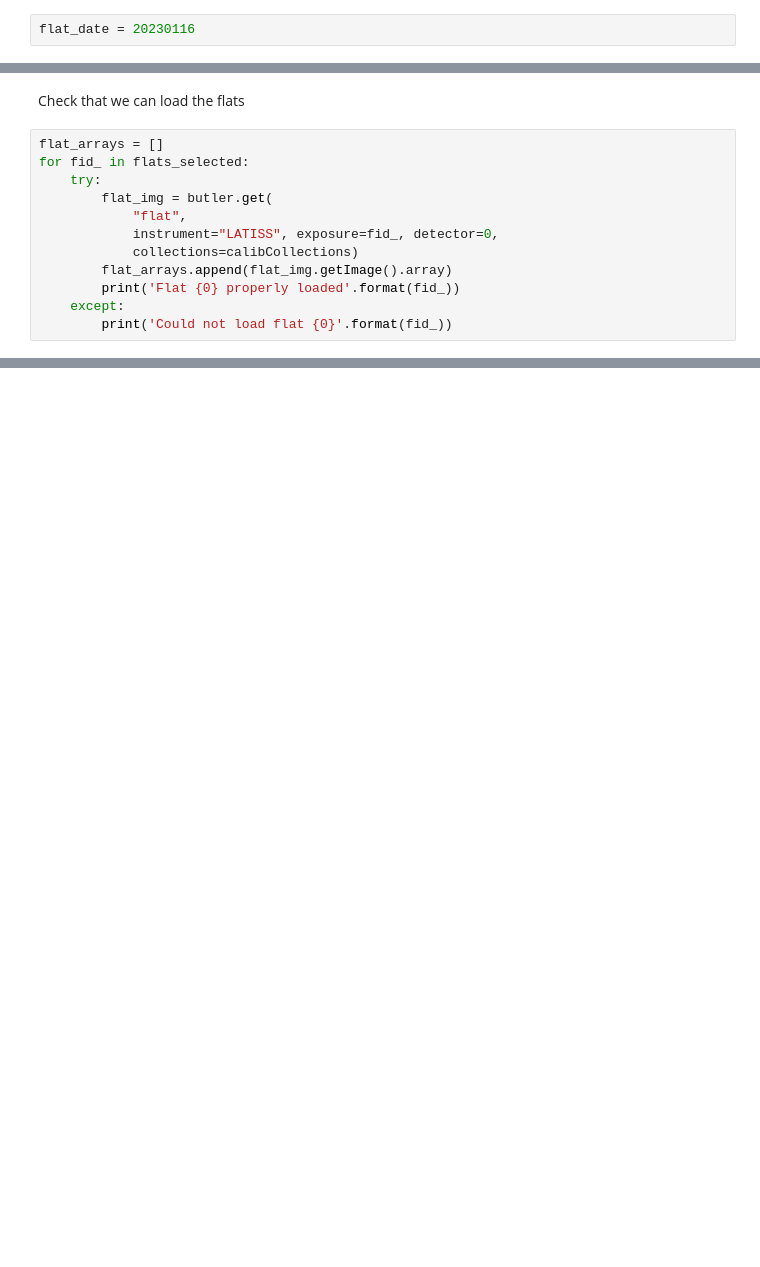
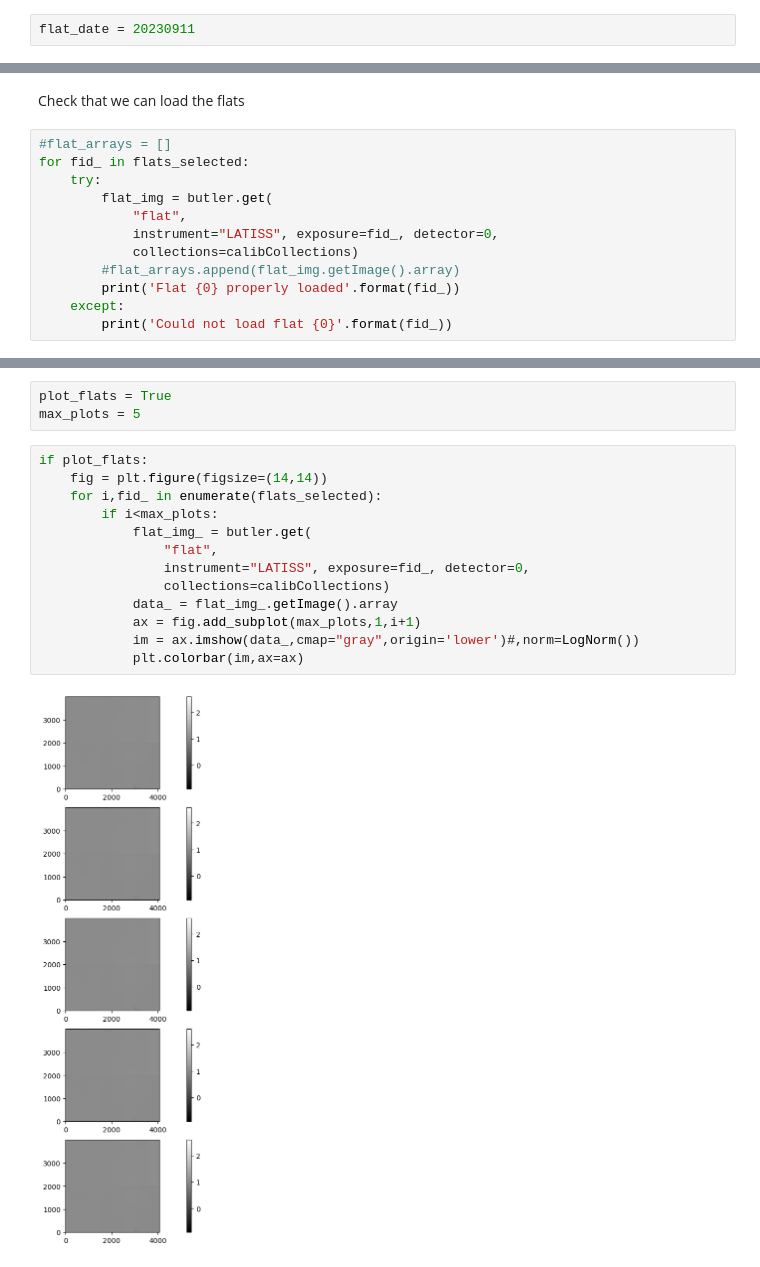
Before and after one commit to mrmonroy/AuxTel_summit_tests_2023, a Jupyter notebook: special_flats_median_smoothing/02_find_master_flats.ipynb, the cells around one changed output, grey strips where cells are left out. Cells and saved outputs as stored; diff of their text form; blank space fills up the shorter version.

```diff
--- a/special_flats_median_smoothing/02_find_master_flats.ipynb
+++ b/special_flats_median_smoothing/02_find_master_flats.ipynb
@@ -86,7 +87,7 @@ print(flat_dates)
 # %% [markdown]
 ### We select a date close to the that of the spectra that we want to deflat:
 # %%
-flat_date = 20230116
+flat_date = 20230911
 # %% [markdown]
 Available flat ids
 # %%
@@ -100,14 +101,14 @@ Flat IDs:  [2023011600015, 2023011600014, 2023011600016]
 # %% [markdown]
 Check that we can load the flats
 # %%
-flat_arrays = []
+#flat_arrays = []
 for fid_ in flats_selected:
     try:
         flat_img = butler.get(
             "flat",
             instrument="LATISS", exposure=fid_, detector=0,
             collections=calibCollections)
-        flat_arrays.append(flat_img.getImage().array)
+        #flat_arrays.append(flat_img.getImage().array)
         print('Flat {0} properly loaded'.format(fid_))
     except:
         print('Could not load flat {0}'.format(fid_))
@@ -117,0 +133,18 @@ Flat 2023011600016 properly loaded
+# %%
+plot_flats = True
+max_plots = 5
+# %%
+if plot_flats:
+    fig = plt.figure(figsize=(14,14))
+    for i,fid_ in enumerate(flats_selected):
+        if i<max_plots:
+            flat_img_ = butler.get(
+                "flat",
+                instrument="LATISS", exposure=fid_, detector=0,
+                collections=calibCollections)
+            data_ = flat_img_.getImage().array
+            ax = fig.add_subplot(max_plots,1,i+1)
+            im = ax.imshow(data_,cmap="gray",origin='lower')#,norm=LogNorm())
+            plt.colorbar(im,ax=ax)
+# %% [output]
+[figure, added]
```
Also changed, not shown: parts of 5 cells of this notebook.
